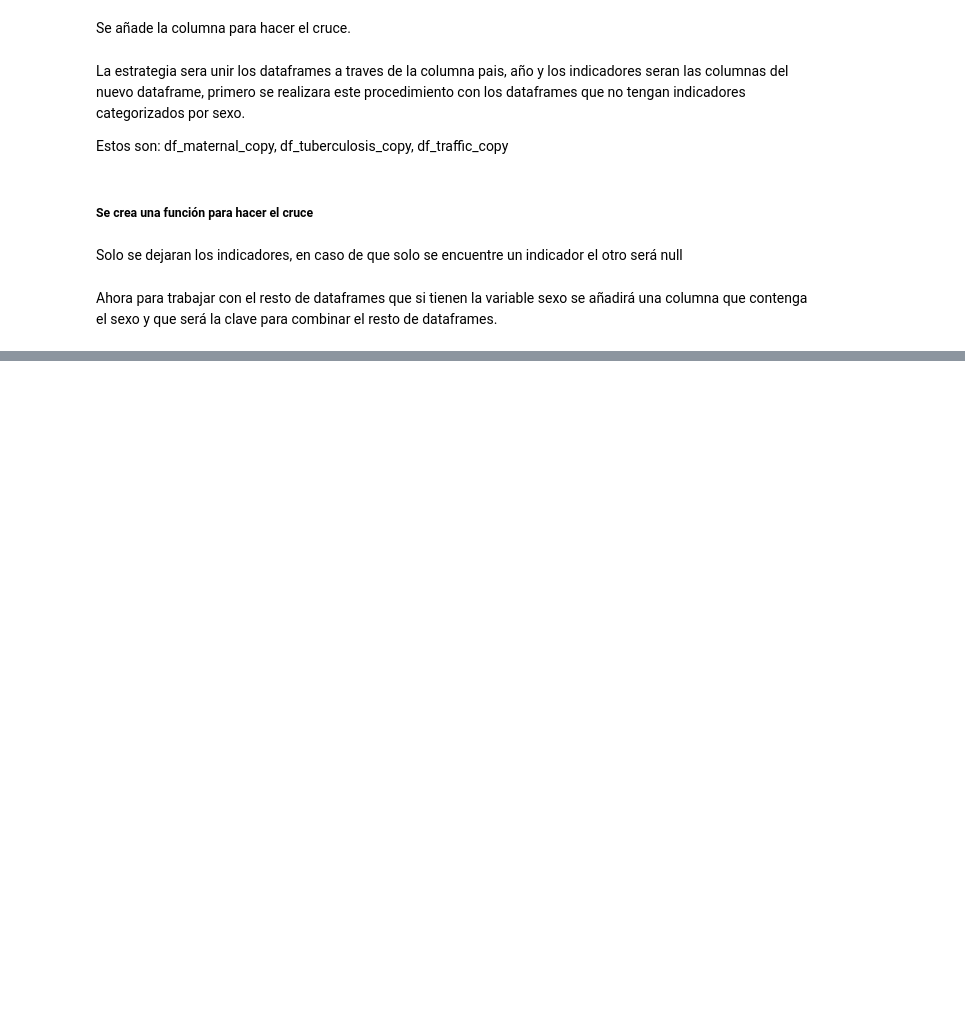
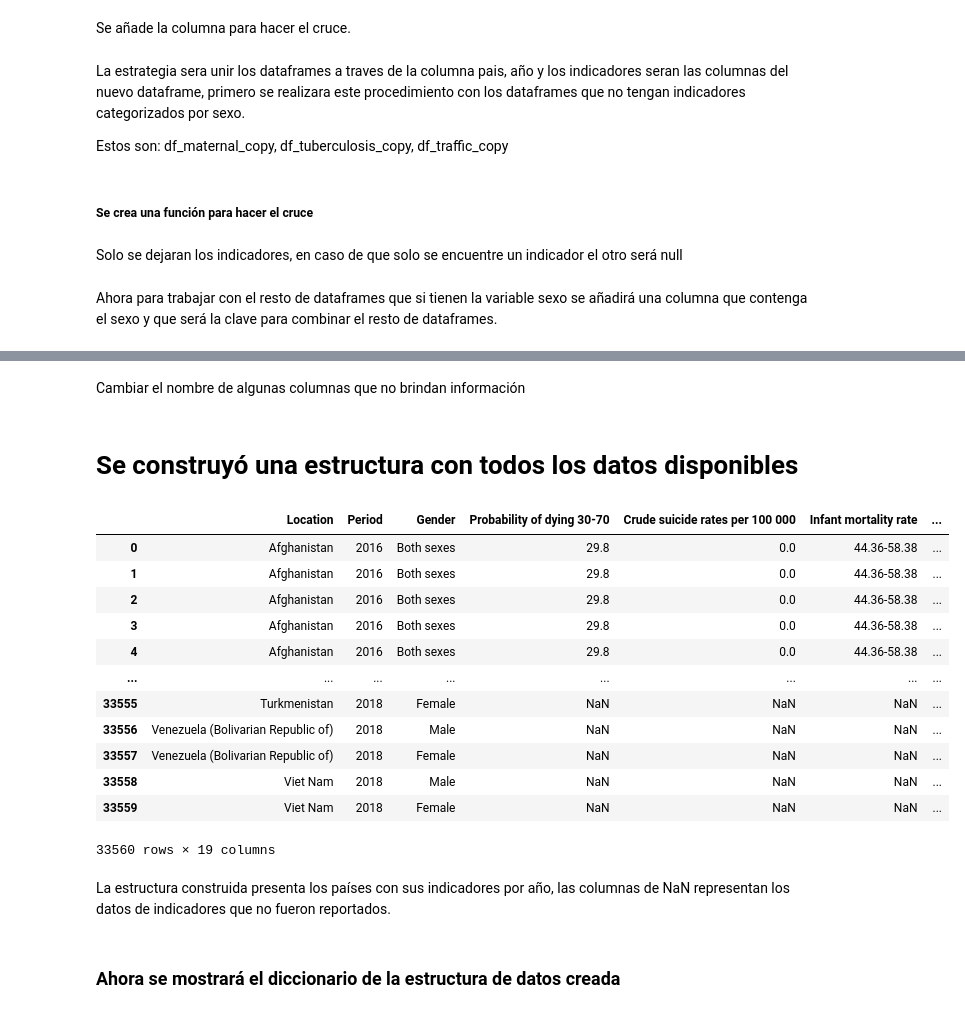
Before and after one commit to lauracamilaballesteros/Biostatistics-analysis, a Jupyter notebook: prueba.ipynb, the cells around one changed output, grey strips where cells are left out. Drawn from its saved outputs; the diff is of its cells as text; code cells hidden in the pictures; blank space fills up the shorter version.

```diff
--- a/prueba.ipynb
+++ b/prueba.ipynb
@@ -542,7 +608,42 @@ df_traffic_copy --
+# %%
+list_dataframes_air = [df_air_copy_normalized
+,df_air_copy]
+merge_columns_air = ["Location", "Period", "Dim1", "Dim2"]
+merge_how = "outer"
+df_str_air = concatenate_dfs_in_sequence(list_dataframes_air, merge_columns_air, merge_how)
 # %%
 list_dataframes = [df_age_copy, df_suicide_copy, df_infant_copy,
- df_tobacco_copy, df_final, df_alcohol_copy]
+ df_tobacco_copy, df_final, df_alcohol_copy, df_str_air]
 # %%
 merge_columns = ["Location", "Period", "Dim1"]
 merge_how = "outer"
-df_combined = concatenate_dfs_in_sequence(list_dataframes, merge_columns, merge_how)
+df_structured = concatenate_dfs_in_sequence(list_dataframes, merge_columns, merge_how)
+# %% [markdown]
+ Cambiar el nombre de algunas columnas que no brindan información
+# %%
+nuevos_nombres = {
+    'Dim1': 'Gender',
+    'Dim2': 'Cause'
+}
+df_structured.rename(columns=nuevos_nombres, inplace=True)
+# %% [markdown]
+# **Se construyó una estructura con todos los datos disponibles**
+# %%
+df_structured
+# %% [output]
+|  | Location | Period | Gender | Probability of dying 30-70 | Crude suicide rates per 100 000 | Infant mortality rate | ... |
+| 0 | Afghanistan | 2016 | Both sexes | 29.8 | 0.0 | 44.36-58.38 | ... |
+| 1 | Afghanistan | 2016 | Both sexes | 29.8 | 0.0 | 44.36-58.38 | ... |
+| 2 | Afghanistan | 2016 | Both sexes | 29.8 | 0.0 | 44.36-58.38 | ... |
+| 3 | Afghanistan | 2016 | Both sexes | 29.8 | 0.0 | 44.36-58.38 | ... |
+| 4 | Afghanistan | 2016 | Both sexes | 29.8 | 0.0 | 44.36-58.38 | ... |
+| ... | ... | ... | ... | ... | ... | ... | ... |
+| 33555 | Turkmenistan | 2018 | Female | NaN | NaN | NaN | ... |
+| 33556 | Venezuela (Bolivarian Republic of) | 2018 | Male | NaN | NaN | NaN | ... |
+| 33557 | Venezuela (Bolivarian Republic of) | 2018 | Female | NaN | NaN | NaN | ... |
+| 33558 | Viet Nam | 2018 | Male | NaN | NaN | NaN | ... |
+| 33559 | Viet Nam | 2018 | Female | NaN | NaN | NaN | ... |
+33560 rows × 19 columns
+# %% [markdown]
+La estructura construida presenta los países con sus indicadores por año, las columnas de NaN representan los datos de indicadores
+que no fueron reportados.
@@ -548,0 +652,2 @@ df_combined = concatenate_dfs_in_sequence(list_dataframes, merge_columns, merge_
+# %% [markdown]
+### **Ahora se mostrará el diccionario de la estructura de datos creada**
```
Also changed, not shown: parts of 13 cells of this notebook, 1 other file.
